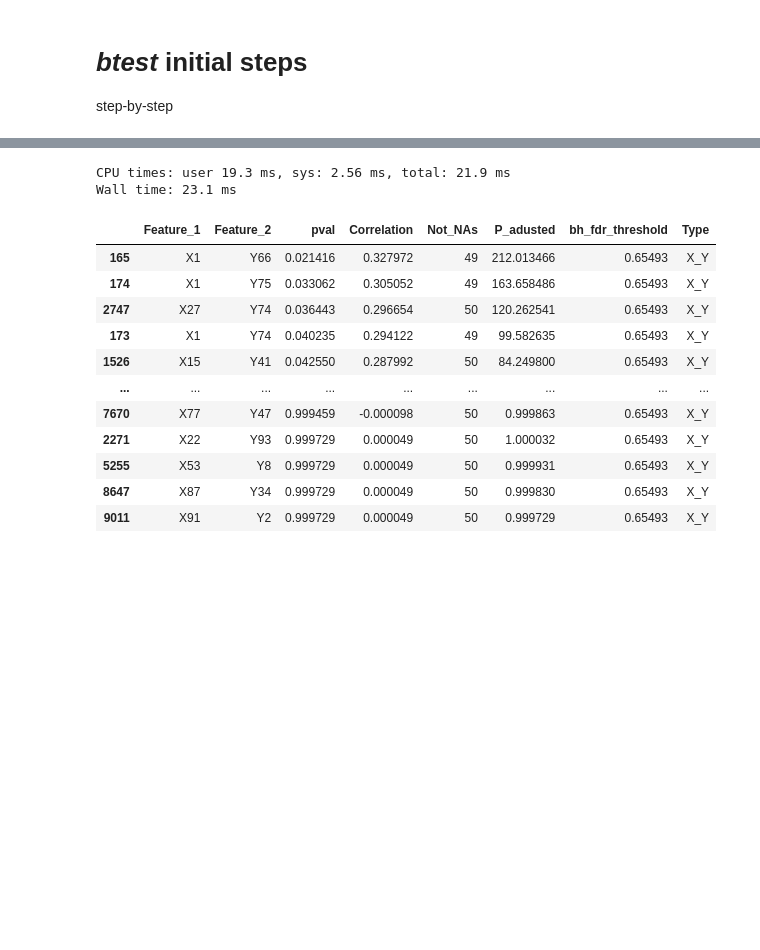
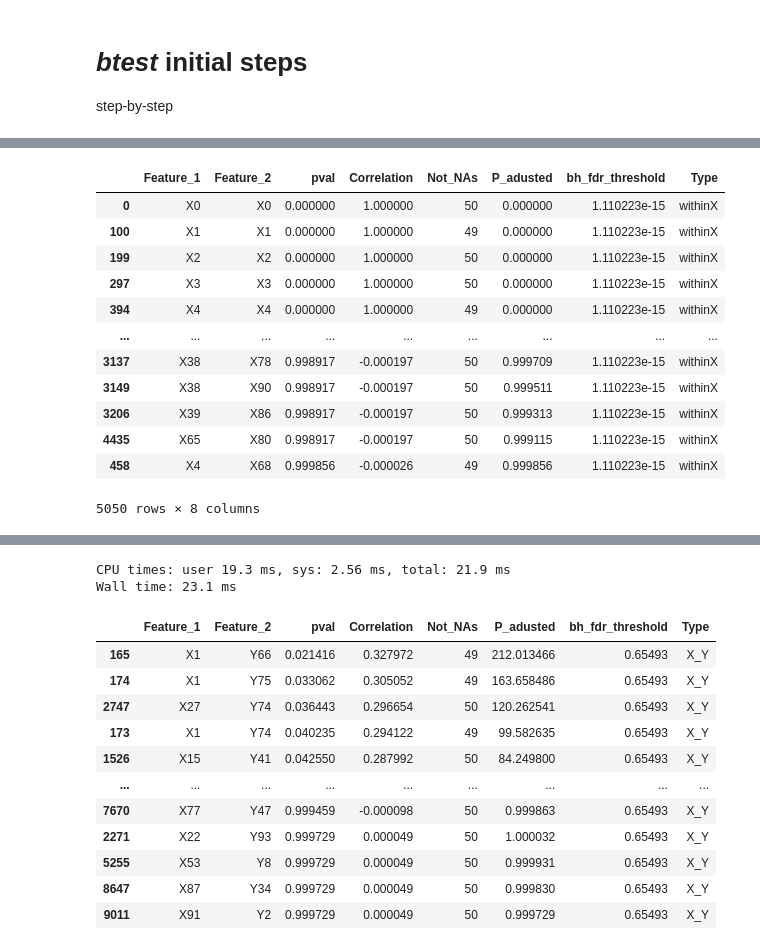
Before and after one commit to omicsEye/btest, a Jupyter notebook: notebooks/btest.ipynb, the cells around one changed output, grey strips where cells are left out. Drawn from its saved outputs; the diff is of its cells as text; code cells hidden in the pictures; blank space fills up the shorter version.

```diff
--- a/notebooks/btest.ipynb
+++ b/notebooks/btest.ipynb
@@ -40,7 +77,51 @@ Wall time: 4.61 s
+# %%
+cr = cr.to_numpy()
+#pv = pv.to_numpy()
+# %%
+for i in iRow:
+    for j in iCol:
+        if i<=j:
+            #print(i, j)
+            #print(dataAll[i])
+            X = dataAll[i]
+            Y = dataAll[j]
+            nas = np.logical_or(X != X, Y != Y)
+            not_na = sum(~nas)
+            #X = Y[~nas]
+            #Y = Y[~nas]
+            #new_X, new_Y = remove_pairs_with_a_missing(X, Y)
+            correlation = cr[i, j]
+            pval =  pv[i, j]
+            tests.append([features[i], features_y[j], pval, correlation, not_na])
+results = pd.DataFrame(tests, columns=['Feature_1','Feature_2','pval', 'Correlation', 'Not_NAs'])
+
+p_adust, p_threshold = bh(results["pval"].values, fdr)
+
+results["P_adusted"] = p_adust
+results["bh_fdr_threshold"] = p_threshold
+results['Type'] = Type
+results = results.sort_values(['pval', 'Correlation'],
+                              ascending=[True, False])
 # %%
 # feature names for the complete dataset
 featuresAll = featuresX.copy()
 featuresAll.extend(featuresY)
+# %%
+results
+# %% [output]
+|  | Feature_1 | Feature_2 | pval | Correlation | Not_NAs | P_adusted | bh_fdr_threshold | Type |
+| 0 | X0 | X0 | 0.000000 | 1.000000 | 50 | 0.000000 | 1.110223e-15 | withinX |
+| 100 | X1 | X1 | 0.000000 | 1.000000 | 49 | 0.000000 | 1.110223e-15 | withinX |
+| 199 | X2 | X2 | 0.000000 | 1.000000 | 50 | 0.000000 | 1.110223e-15 | withinX |
+| 297 | X3 | X3 | 0.000000 | 1.000000 | 50 | 0.000000 | 1.110223e-15 | withinX |
+| 394 | X4 | X4 | 0.000000 | 1.000000 | 49 | 0.000000 | 1.110223e-15 | withinX |
+| ... | ... | ... | ... | ... | ... | ... | ... | ... |
+| 3137 | X38 | X78 | 0.998917 | -0.000197 | 50 | 0.999709 | 1.110223e-15 | withinX |
+| 3149 | X38 | X90 | 0.998917 | -0.000197 | 50 | 0.999511 | 1.110223e-15 | withinX |
+| 3206 | X39 | X86 | 0.998917 | -0.000197 | 50 | 0.999313 | 1.110223e-15 | withinX |
+| 4435 | X65 | X80 | 0.998917 | -0.000197 | 50 | 0.999115 | 1.110223e-15 | withinX |
+| 458 | X4 | X68 | 0.999856 | -0.000026 | 49 | 0.999856 | 1.110223e-15 | withinX |
+5050 rows × 8 columns
 # %%
 # creating the complete dataset
 dataAll_df = pd.DataFrame(dataAll.T, columns=featuresAll)
```
Also changed, not shown: parts of 5 cells of this notebook, 1 other file.
